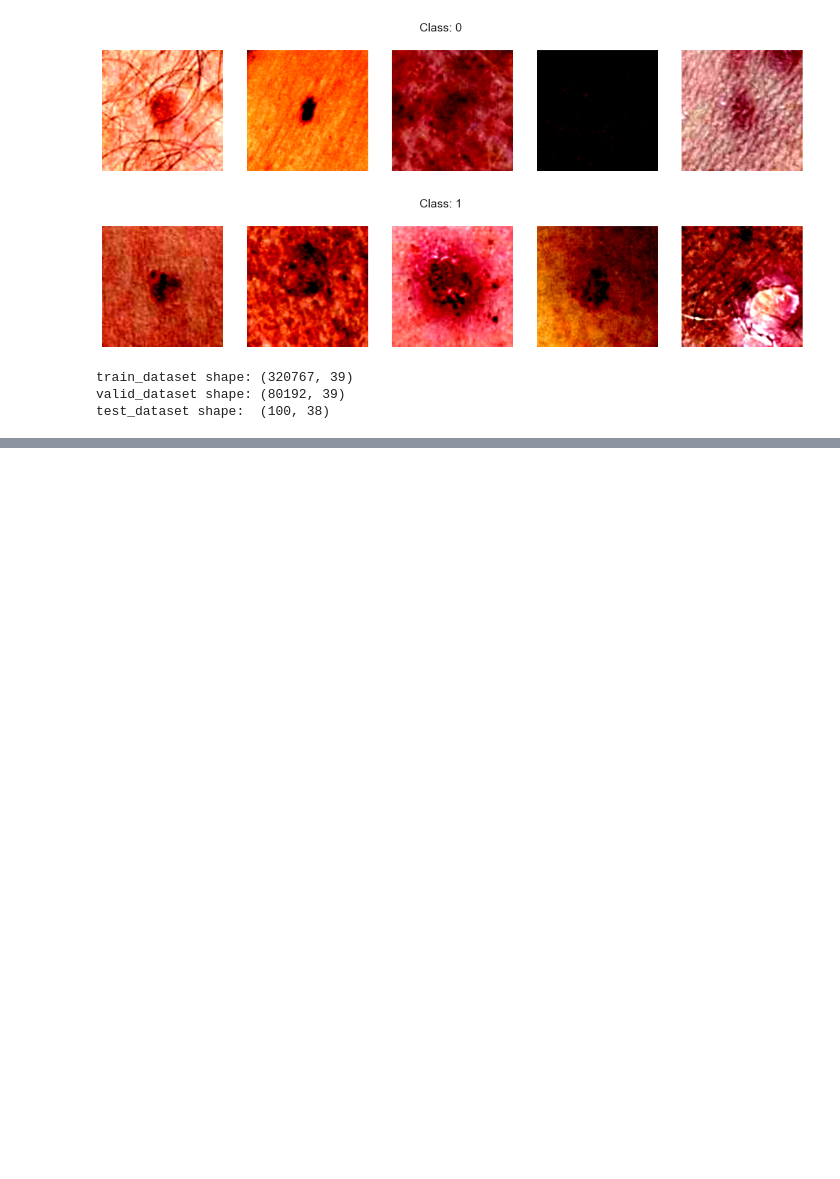
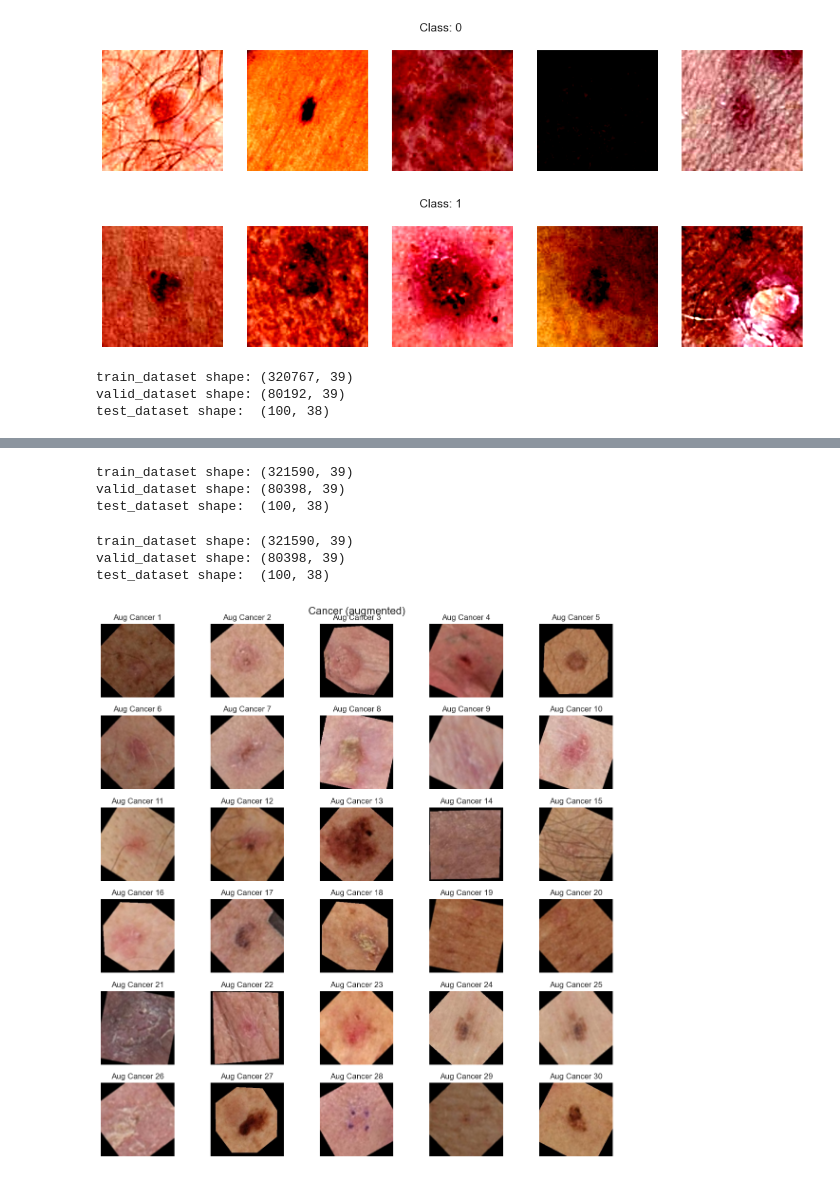
Before and after one commit to eduardferre/KaggleISIC, a Jupyter notebook: notebooks/eda_and_testing.ipynb, the cells around one changed output, grey strips where cells are left out. Drawn from its saved outputs; the diff is of its cells as text; code cells hidden in the pictures; blank space fills up the shorter version.

```diff
--- a/notebooks/eda_and_testing.ipynb
+++ b/notebooks/eda_and_testing.ipynb
@@ -515,0 +552,71 @@ test_dataset shape:  (100, 38)
+# %%
+import importlib
+import kaggleisic.load_data
+
+importlib.reload(kaggleisic.load_data)
+
+from kaggleisic.load_data import load_metadata_dataset, load_hdf5_dataset
+
+# Load metadata dataset (augmented)
+train_meta_df, valid_meta_df, test_meta_df = load_metadata_dataset(is_augmented=True)
+# %% [output]
+train_dataset shape: (321590, 39)
+valid_dataset shape: (80398, 39)
+test_dataset shape:  (100, 38)
+# %%
+# Load processed metadata
+view_transform = T.Compose(
+    [
+        T.Resize((224, 224)),
+        T.ToTensor(),
+        T.Normalize(mean=[0.485, 0.456, 0.406], std=[0.229, 0.224, 0.225]),
+    ]
+)
+train_hdf5_df, valid_hdf5_df, test_hdf5_df = load_hdf5_dataset(
+    transform=None, is_augmented=True
+)
+# %% [output]
+train_dataset shape: (321590, 39)
+valid_dataset shape: (80398, 39)
+test_dataset shape:  (100, 38)
+# %%
+def show_samples_by_class_augmented(df, dataset, label_col="target", n=30):
+    # Set up the figure with 6 rows and 5 columns (5 images per row)
+    fig, axes = plt.subplots(
+        6, 5, figsize=(12, 12)
+    )  # 6 rows, 5 columns for better layout
+    fig.suptitle("Cancer (augmented)", fontsize=16)
+
+    # Filter the augmented cancer images (target == 1 & ISIC_AUG in isic_id)
+    cancer_aug_df = df[
+        (df[label_col] == 1) & df["isic_id"].str.startswith("ISIC_AUG")
+    ].head(
+        n
+    )  # Take the first n rows
+
+    for i, row in enumerate(cancer_aug_df.itertuples()):
+        # Get image from the dataset
+        image, _, _ = dataset[row.Index]
+
+        # Convert image to NumPy and clip values between 0 and 1
+        image_np = image.permute(1, 2, 0).numpy().clip(0, 1)
+
+        # Get the row and column for the subplot
+        row_idx = i // 5
+        col_idx = i % 5
+
+        # Plot the augmented image
+        axes[row_idx, col_idx].imshow(image_np)
+        axes[row_idx, col_idx].axis("off")
+        axes[row_idx, col_idx].set_title(f"Aug Cancer {i + 1}")
+
+    # Adjust layout for clarity
+    plt.tight_layout()
+    plt.subplots_adjust(top=0.95)  # Adjust the title position
+    plt.show()
+
+
+# Show 30 augmented cancer samples (5 per row)
+show_samples_by_class_augmented(train_meta_df, train_hdf5_df, label_col="target", n=30)
+# %% [output]
+[figure, added]
```
Also changed, not shown: parts of 6 cells of this notebook, 2 other files.
